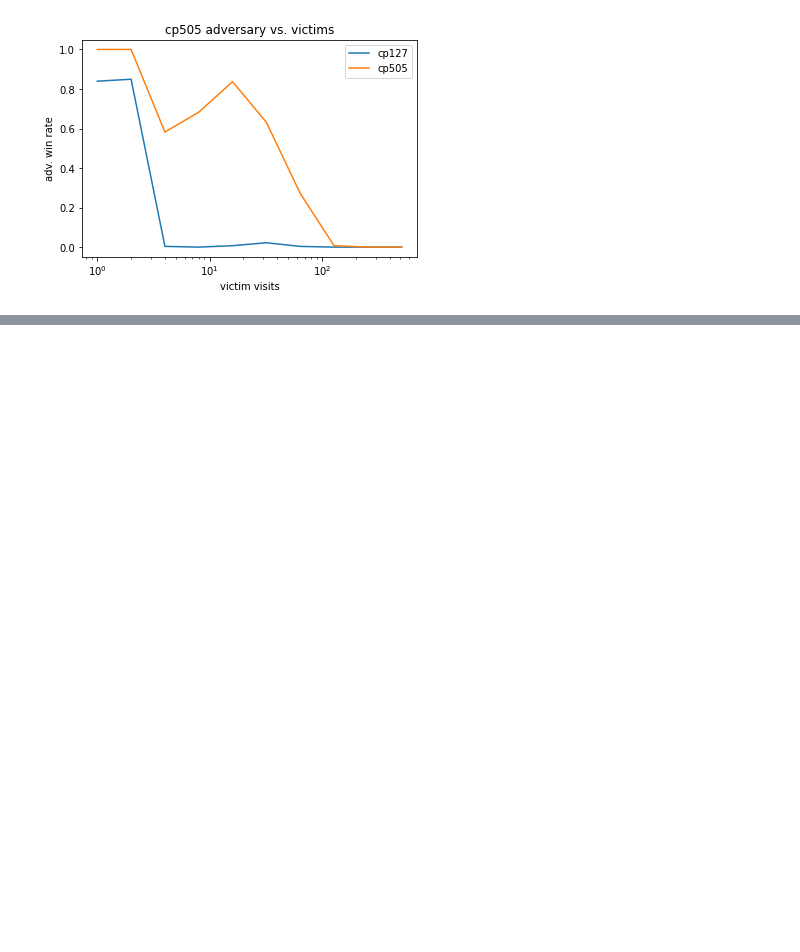
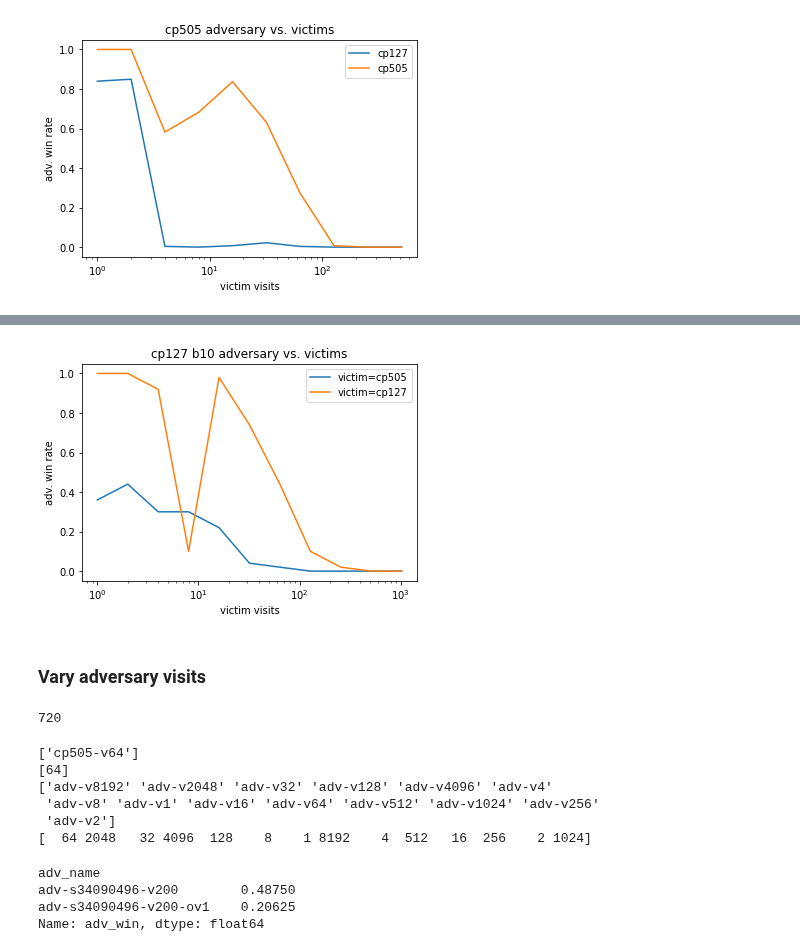
Before and after one commit to AlignmentResearch/go_attack, a Jupyter notebook: notebooks/iclr2022/plots.ipynb, the cells around one changed output, grey strips where cells are left out. Cells and saved outputs as stored; diff of their text form; code cells hidden in the pictures; blank space fills up the shorter version.

```diff
--- a/notebooks/iclr2022/plots.ipynb
+++ b/notebooks/iclr2022/plots.ipynb
@@ -261,0 +275,12 @@ plt.legend();
+# %%
+sgf_paths = game_info.find_sgf_files(pathlib.Path("/nas/ucb/ttseng/go_attack/match/b10-vs-v-sweep/sgfs"))
+
+game_infos = list(game_info.read_and_parse_all_files(
+    sgf_paths,
+    fast_parse=True,
+))
+
+df = pd.DataFrame(game_infos)
+parse_for_match(df, victim_name_prefix="bot-cp505-v")
+df["victim_net"] = df.victim_name.str.slice(start=len("bot-"), stop=len("bot-cp505"))
+len(df)
@@ -261,0 +327,42 @@ plt.legend();
+# %%
+victim_net: str
+for victim_net in df.victim_net.unique():
+    df.query(f"victim_net == '{victim_net}'").groupby(
+        "victim_visits"
+    ).mean().adv_win.plot(label=f"victim={victim_net}")
+
+plt.xscale("log")
+plt.ylabel("adv. win rate")
+plt.title("cp127 b10 adversary vs. victims")
+plt.xlabel(f"victim visits")
+plt.legend();
+# %% [output]
+[figure, added]
+# %% [markdown]
+### Vary adversary visits
+# %%
+sgf_paths = game_info.find_sgf_files(pathlib.Path("/nas/ucb/tony/go-attack/matches/cp505-v64-vs-adv-1-to-8192/sgfs"))
+
+game_infos = list(game_info.read_and_parse_all_files(
+    sgf_paths,
+    fast_parse=True,
+))
+
+df = pd.DataFrame(game_infos)
+parse_for_match(df)
+# df["victim_net"] = df.victim_name.str.slice(start=len("bot-"), stop=len("bot-cp505"))
+len(df)
+# %% [output]
+720
+# %%
+print(df.victim_name.unique())
+print(df.victim_visits.unique())
+print(df.adv_name.unique())
+print(df.adv_visits.unique())
+# %% [output]
+['cp505-v64']
+[64]
+['adv-v8192' 'adv-v2048' 'adv-v32' 'adv-v128' 'adv-v4096' 'adv-v4'
+ 'adv-v8' 'adv-v1' 'adv-v16' 'adv-v64' 'adv-v512' 'adv-v1024' 'adv-v256'
+ 'adv-v2']
+[  64 2048   32 4096  128    8    1 8192    4  512   16  256    2 1024]
@@ -261,0 +383,8 @@ plt.legend();
+# %%
+gb = df2.query("victim_visits == 64").groupby("adv_name").mean().adv_win
+gb
+# %% [output]
+adv_name
+adv-s34090496-v200        0.48750
+adv-s34090496-v200-ov1    0.20625
+Name: adv_win, dtype: float64
```
Also changed, not shown: parts of 8 cells of this notebook.
